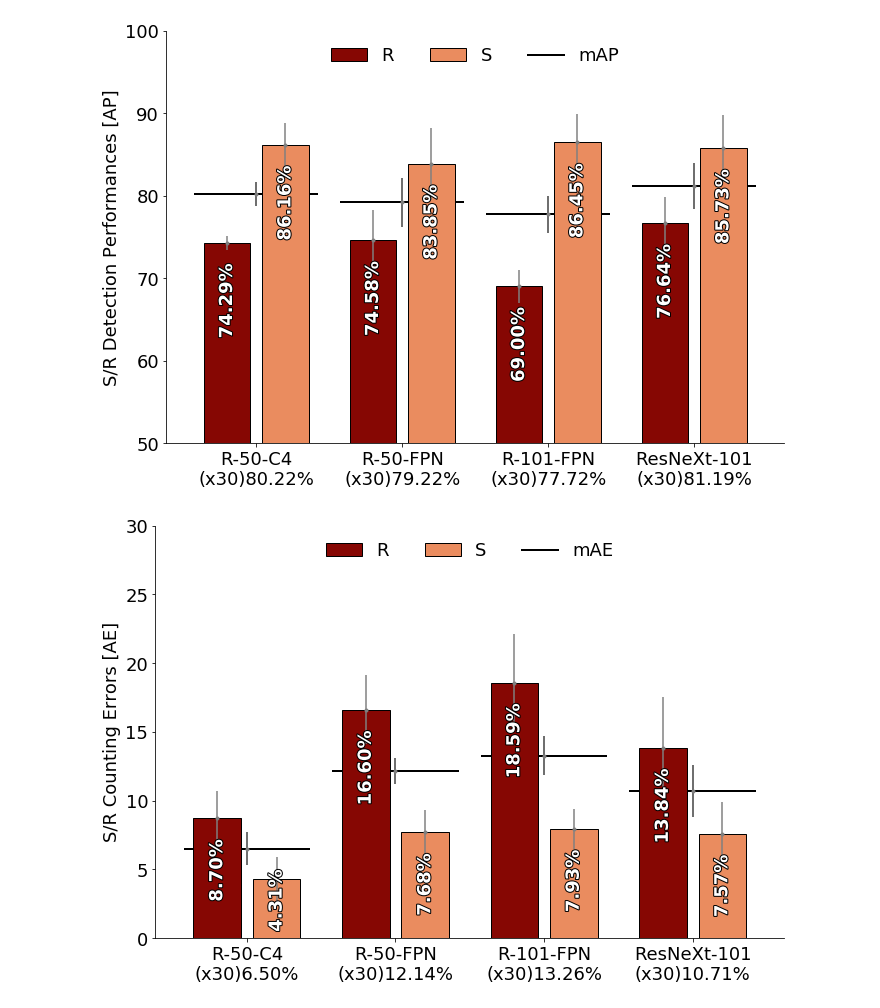
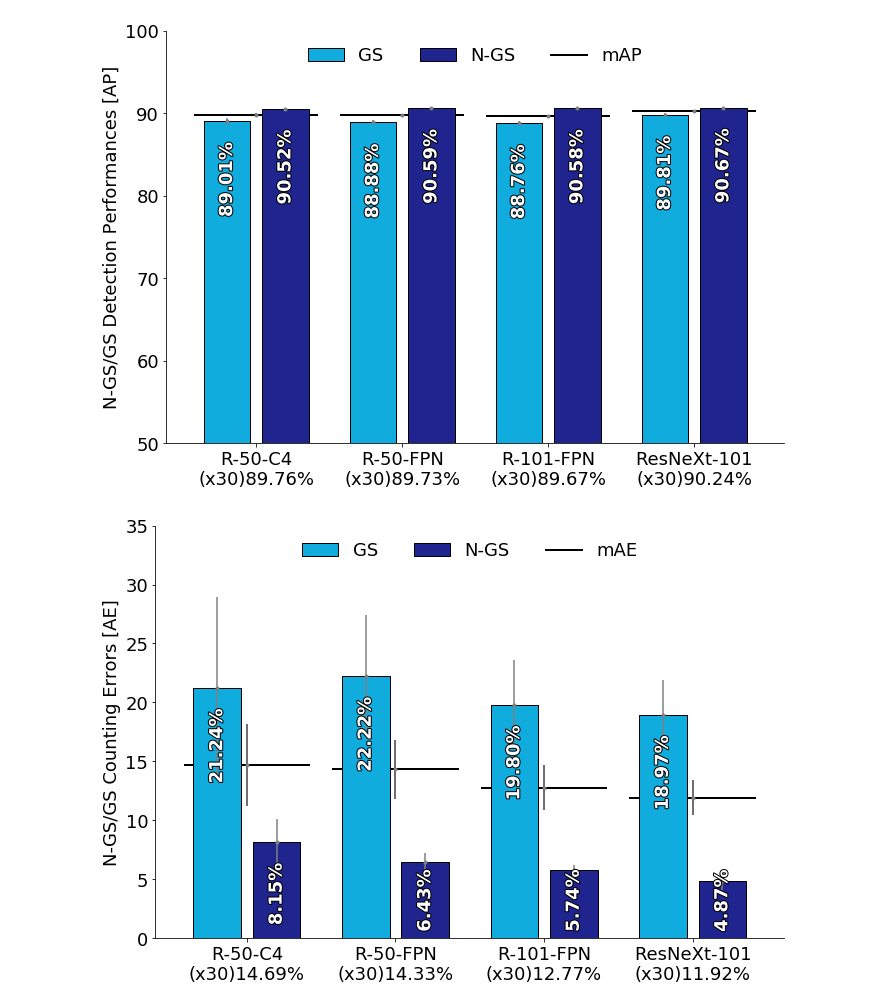
Before and after one commit to SilvioGiancola/maskrcnn-benchmark, a Jupyter notebook: Seeds_Final_Results_BarPlot-Copy1.ipynb, the cells around one changed output. Saved outputs shown, nothing was run; the diff lists cells and outputs as text; code cells hidden in the pictures.

```diff
--- a/Seeds_Final_Results_BarPlot-Copy1.ipynb
+++ b/Seeds_Final_Results_BarPlot-Copy1.ipynb
@@ -248,7 +250,7 @@ def createFigures(pretrained=True,
 
             fig.tight_layout()
             pre = "pretrain" if pretrained else "no_pretrain"
-            folder=f"/home/giancos/Dropbox/Applicazioni/ShareLaTeX/SeedsResults/{data}"
+            folder=f"/home/giancos/Dropbox/Applicazioni/ShareLaTeX/SeedsResults/EXTRA/{data}"
             os.makedirs(folder, exist_ok=True)
             if save_fig:
                 plt.savefig(f"{folder}/{performances.split(' ')[0]}_{pre}_stats.png")
@@ -264,37 +266,65 @@ verbose=False
 # createFigures(pretrained=True,
 #               strategy=2,
 #               data="Seeds_Orobanche_Strategy2",
 #               main_folder="/media/giancos/Football/CloudLabeling/",
 #               save_fig=save_fig,
 #               verbose=verbose,
 #               ylim_counting=(0,70))
 
 # createFigures(pretrained=False,
 #               strategy=2,
 #               data="Seeds_Orobanche_Strategy2",
 #               main_folder="/media/giancos/Football/CloudLabeling/",
 #               save_fig=save_fig,
 #               verbose=verbose,
 #               ylim_counting=(0,70))
 
 # createFigures(pretrained=True,
 #               strategy=1,
 #               data="Seeds_Striga_Strategy1",
 #               main_folder="/media/giancos/Football/CloudLabeling/",
 #               save_fig=save_fig,
 #               verbose=verbose)
 
+# df = createFigures(pretrained=True,
+#               strategy=2,
+#               data="Seeds_Striga_Strategy2",
+#               main_folder="/media/giancos/Football/CloudLabeling_DS/CloudLabeling/",
+#               save_fig=save_fig,
+#               verbose=verbose)
+
+# createFigures(pretrained=True,
+#               strategy=1,
+#               data="Seeds_Orobanche_Strategy1_test_201030",
+#               main_folder="/media/giancos/Football/CloudLabeling_DS/CloudLabeling/",
+#               save_fig=save_fig,
+#               verbose=verbose,
+#               ylim_counting=(0,150))
+
+# createFigures(pretrained=True,
+#               strategy=2,
+#               data="Seeds_Orobanche_Strategy2_test_201030",
+#               main_folder="/media/giancos/Football/CloudLabeling_DS/CloudLabeling/",
+#               save_fig=save_fig,
+#               verbose=verbose,
+#               ylim_counting=(0,150))
+
 df = createFigures(pretrained=True,
-              strategy=2,
-              data="Seeds_Striga_Strategy2",
+              strategy=1,
+              data="Seeds_Orobanche_Strategy1_finetuning_201030",
               main_folder="/media/giancos/Football/CloudLabeling_DS/CloudLabeling/",
-              save_fig=save_fig,
-              verbose=verbose)
+              save_fig=False,
+              verbose=verbose,
+              ylim_counting=(0,35))
+
 
 # print(df)
-print(df[df.mAE == df.mAE.min()])
+# print(df)
+# df = df[df.method == "R_50_C4_1x"]
+df = df[df.mAE == df.mAE.min()]
+print(df)
 
 # print(df)
 # %% [output]
-[figure, old version]
+[figure, new version]
-[figure, old version]
+[figure, new version]
```
Also changed, not shown: parts of 8 cells of this notebook, 4 other files.
